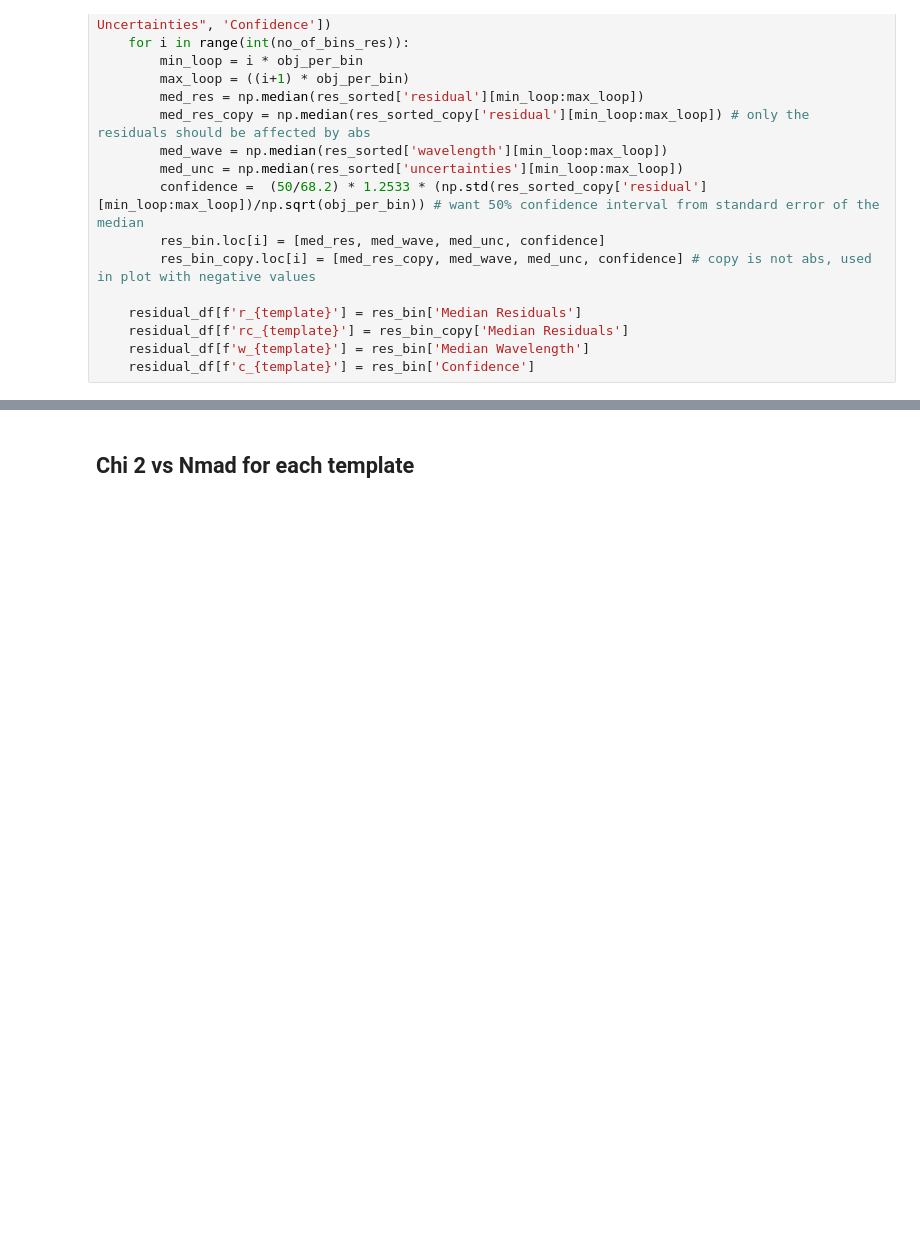
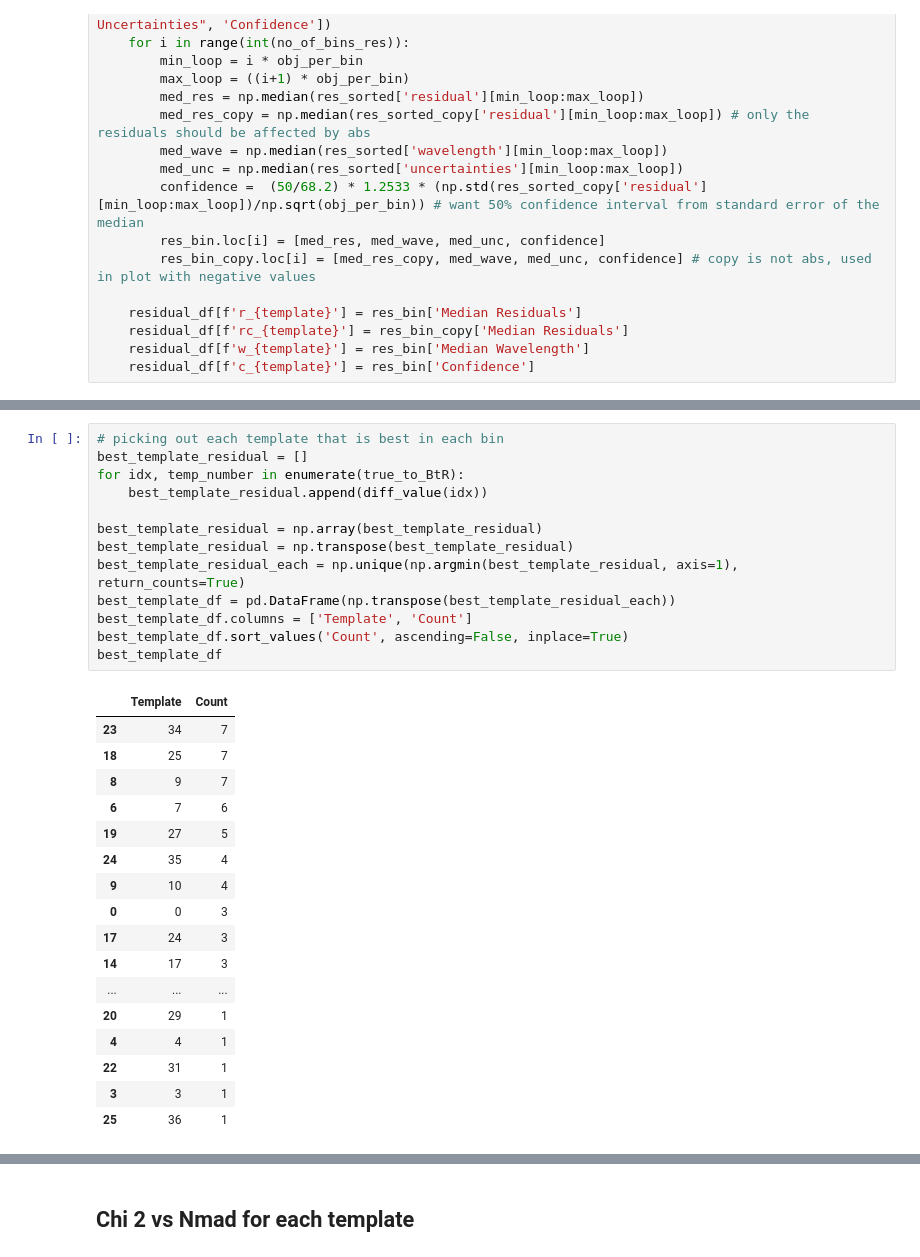
Before and after one commit to eddie-cunning/AGN_Template, a Jupyter notebook: graphing.ipynb, the cells around one changed output, grey strips where cells are left out. Drawn from its saved outputs; the diff is of its cells as text; blank space fills up the shorter version.

```diff
--- a/graphing.ipynb
+++ b/graphing.ipynb
@@ -490,3 +534,34 @@ Text(0.5, 0.92, 'Residual Difference for individual_normal_0.05 in cdfs')
+# %%
+# picking out each template that is best in each bin
+best_template_residual = []
+for idx, temp_number in enumerate(true_to_BtR):
+    best_template_residual.append(diff_value(idx))
+
+best_template_residual = np.array(best_template_residual)
+best_template_residual = np.transpose(best_template_residual)
+best_template_residual_each = np.unique(np.argmin(best_template_residual, axis=1), return_counts=True)
+best_template_df = pd.DataFrame(np.transpose(best_template_residual_each))
+best_template_df.columns = ['Template', 'Count']
+best_template_df.sort_values('Count', ascending=False, inplace=True)
+best_template_df
+# %% [output]
+|  | Template | Count |
+| 23 | 34 | 7 |
+| 18 | 25 | 7 |
+| 8 | 9 | 7 |
+| 6 | 7 | 6 |
+| 19 | 27 | 5 |
+| 24 | 35 | 4 |
+| 9 | 10 | 4 |
+| 0 | 0 | 3 |
+| 17 | 24 | 3 |
+| 14 | 17 | 3 |
+| ... | ... | ... |
+| 20 | 29 | 1 |
+| 4 | 4 | 1 |
+| 22 | 31 | 1 |
+| 3 | 3 | 1 |
+| 25 | 36 | 1 |
 # %%
 # averaging the residuals
 from scipy.stats import linregress
```
Also changed, not shown: parts of 34 cells of this notebook, 7 other files.
